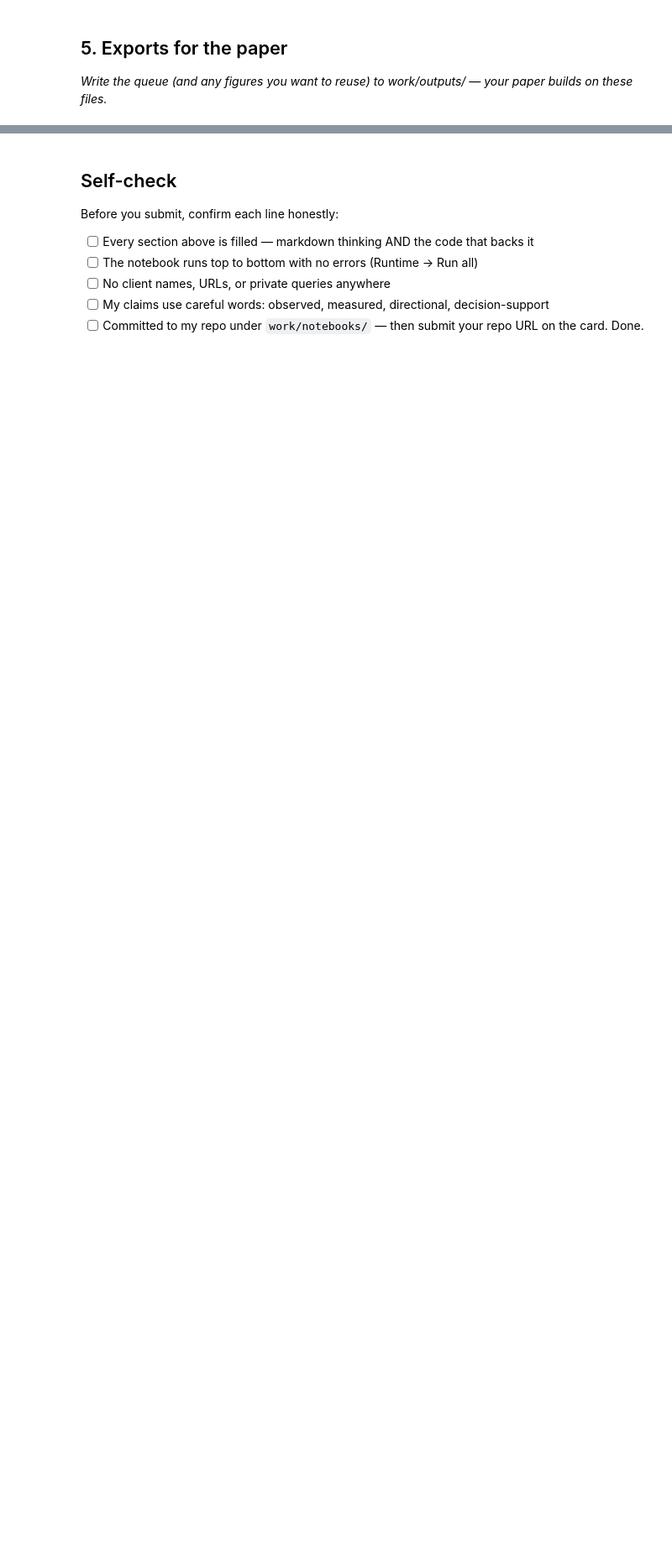
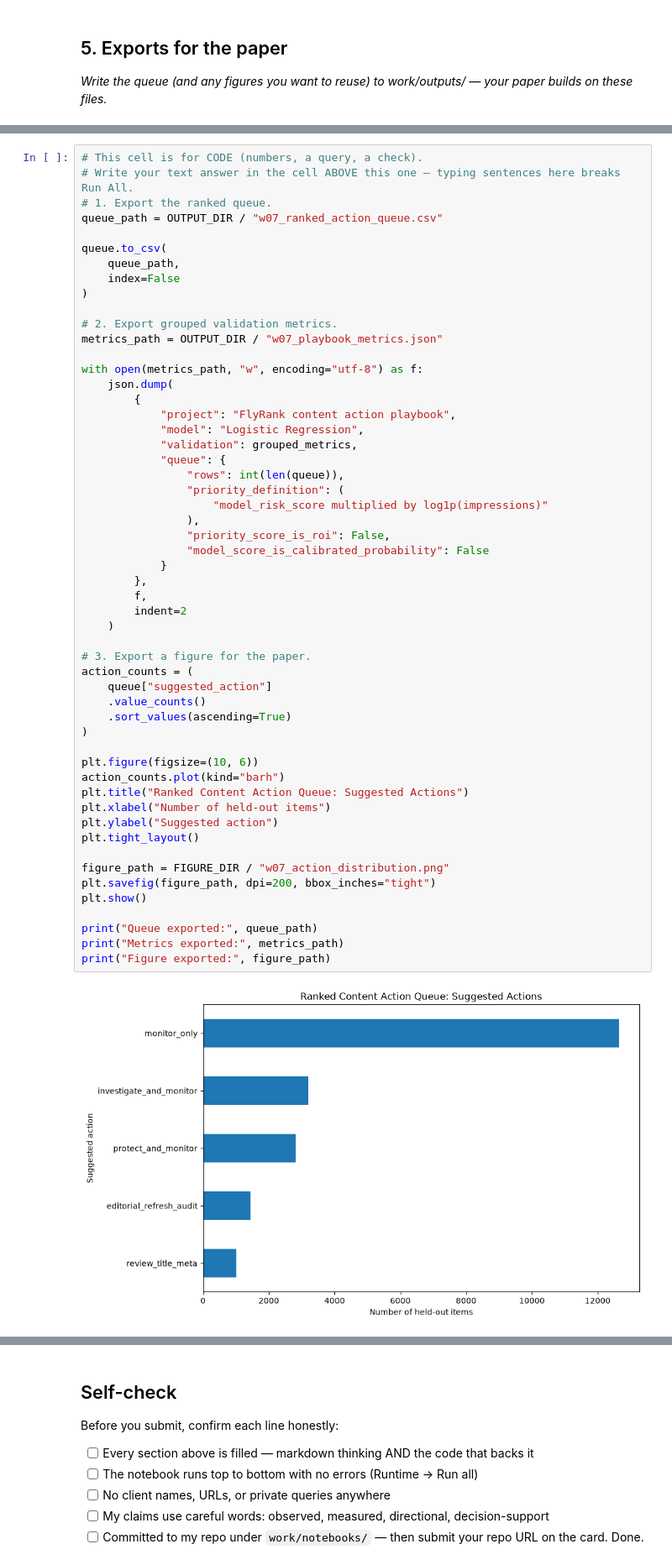
Before and after one commit to irene1407/ML-1, a Jupyter notebook: work/notebooks/w07_action_playbook.ipynb, the cells around one changed output, grey strips where cells are left out. Shown at 84% size. Cells and saved outputs as stored; diff of their text form; blank space fills up the shorter version.

Commit message:
Complete ML-10 content action playbook

```diff
--- a/work/notebooks/w07_action_playbook.ipynb
+++ b/work/notebooks/w07_action_playbook.ipynb
@@ -43,0 +573,56 @@ This skeleton is yours to fill. Work the sections **in order** — each one has
+# %%
+# This cell is for CODE (numbers, a query, a check).
+# Write your text answer in the cell ABOVE this one — typing sentences here breaks Run All.
+# 1. Export the ranked queue.
+queue_path = OUTPUT_DIR / "w07_ranked_action_queue.csv"
+
+queue.to_csv(
+    queue_path,
+    index=False
+)
+
+# 2. Export grouped validation metrics.
+metrics_path = OUTPUT_DIR / "w07_playbook_metrics.json"
+
+with open(metrics_path, "w", encoding="utf-8") as f:
+    json.dump(
+        {
+            "project": "FlyRank content action playbook",
+            "model": "Logistic Regression",
+            "validation": grouped_metrics,
+            "queue": {
+                "rows": int(len(queue)),
+                "priority_definition": (
+                    "model_risk_score multiplied by log1p(impressions)"
+                ),
+                "priority_score_is_roi": False,
+                "model_score_is_calibrated_probability": False
+            }
+        },
+        f,
+        indent=2
+    )
+
+# 3. Export a figure for the paper.
+action_counts = (
+    queue["suggested_action"]
+    .value_counts()
+    .sort_values(ascending=True)
+)
+
+plt.figure(figsize=(10, 6))
+action_counts.plot(kind="barh")
+plt.title("Ranked Content Action Queue: Suggested Actions")
+plt.xlabel("Number of held-out items")
+plt.ylabel("Suggested action")
+plt.tight_layout()
+
+figure_path = FIGURE_DIR / "w07_action_distribution.png"
+plt.savefig(figure_path, dpi=200, bbox_inches="tight")
+plt.show()
+
+print("Queue exported:", queue_path)
+print("Metrics exported:", metrics_path)
+print("Figure exported:", figure_path)
+# %% [output]
+[figure, added]
```
Also changed, not shown: parts of 17 cells of this notebook, 2 other files.
